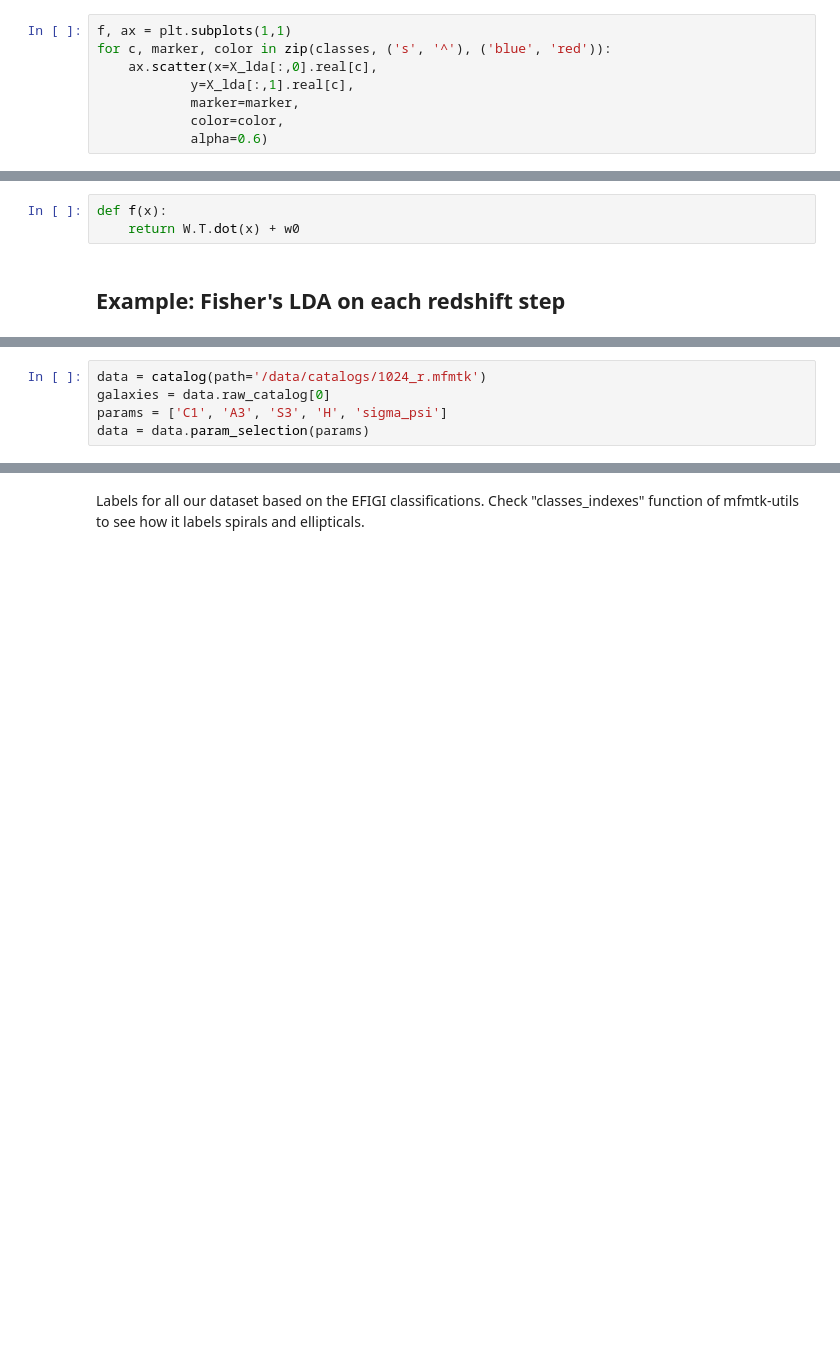
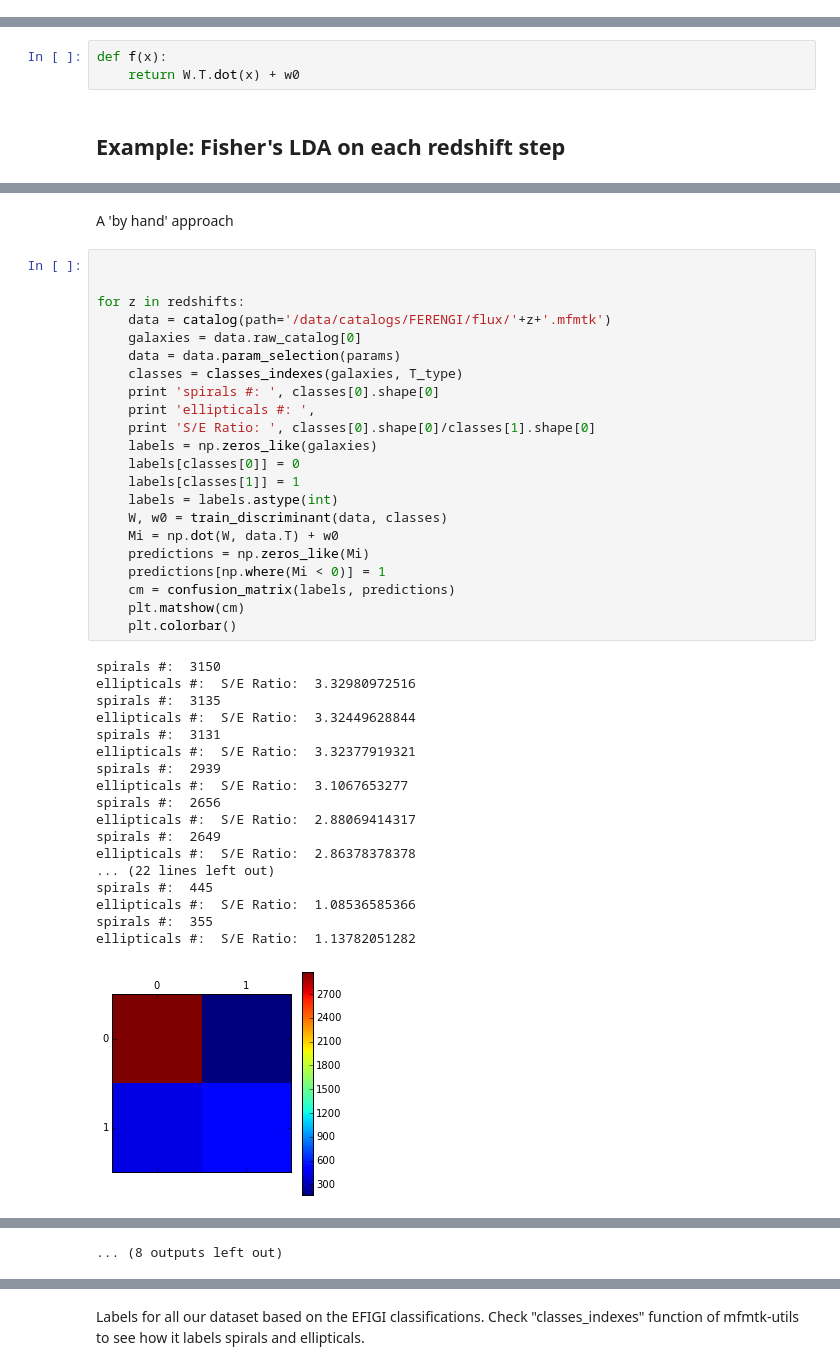
Before and after one commit to astroferreira/mfmtk-utils, a Jupyter notebook: notebooks/FERENGI Data Reduction.ipynb, the cells around one changed output, grey strips where cells are left out. Drawn from its saved outputs; the diff is of its cells as text; blank space fills up the shorter version.

```diff
--- a/notebooks/FERENGI Data Reduction.ipynb
+++ b/notebooks/FERENGI Data Reduction.ipynb
@@ -542,10 +542,2 @@ NameError: name 'data_lda' is not defined
 # %% [markdown]
 Let's plot the results to check it
-# %%
-f, ax = plt.subplots(1,1)
-for c, marker, color in zip(classes, ('s', '^'), ('blue', 'red')):
-    ax.scatter(x=X_lda[:,0].real[c],
-            y=X_lda[:,1].real[c],
-            marker=marker,
-            color=color,
-            alpha=0.6)
@@ -663,5 +648,43 @@ Previous section show the basics about training the discriminant function. Now w
-# %%
-data = catalog(path='/data/catalogs/1024_r.mfmtk')
-galaxies = data.raw_catalog[0]
-params = ['C1', 'A3', 'S3', 'H', 'sigma_psi']
-data = data.param_selection(params)
+# %% [markdown]
+A 'by hand' approach
+# %%
+
+
+for z in redshifts:
+    data = catalog(path='/data/catalogs/FERENGI/flux/'+z+'.mfmtk')
+    galaxies = data.raw_catalog[0]
+    data = data.param_selection(params)
+    classes = classes_indexes(galaxies, T_type)
+    print 'spirals #: ', classes[0].shape[0]
+    print 'ellipticals #: ',
+    print 'S/E Ratio: ', classes[0].shape[0]/classes[1].shape[0]
+    labels = np.zeros_like(galaxies)
+    labels[classes[0]] = 0
+    labels[classes[1]] = 1
+    labels = labels.astype(int)
+    W, w0 = train_discriminant(data, classes)
+    Mi = np.dot(W, data.T) + w0
+    predictions = np.zeros_like(Mi)
+    predictions[np.where(Mi < 0)] = 1
+    cm = confusion_matrix(labels, predictions)
+    plt.matshow(cm)
+    plt.colorbar()
+# %% [output]
+spirals #:  3150
+ellipticals #:  S/E Ratio:  3.32980972516
+spirals #:  3135
+ellipticals #:  S/E Ratio:  3.32449628844
+spirals #:  3131
+ellipticals #:  S/E Ratio:  3.32377919321
+spirals #:  2939
+ellipticals #:  S/E Ratio:  3.1067653277
+spirals #:  2656
+ellipticals #:  S/E Ratio:  2.88069414317
+spirals #:  2649
+ellipticals #:  S/E Ratio:  2.86378378378
+... (22 lines left out)
+spirals #:  445
+ellipticals #:  S/E Ratio:  1.08536585366
+spirals #:  355
+ellipticals #:  S/E Ratio:  1.13782051282
+[figure, added]
@@ -667,0 +701 @@ data = data.param_selection(params)
+... (8 outputs left out)
```
Also changed, not shown: parts of 32 cells of this notebook, 3 other files.
